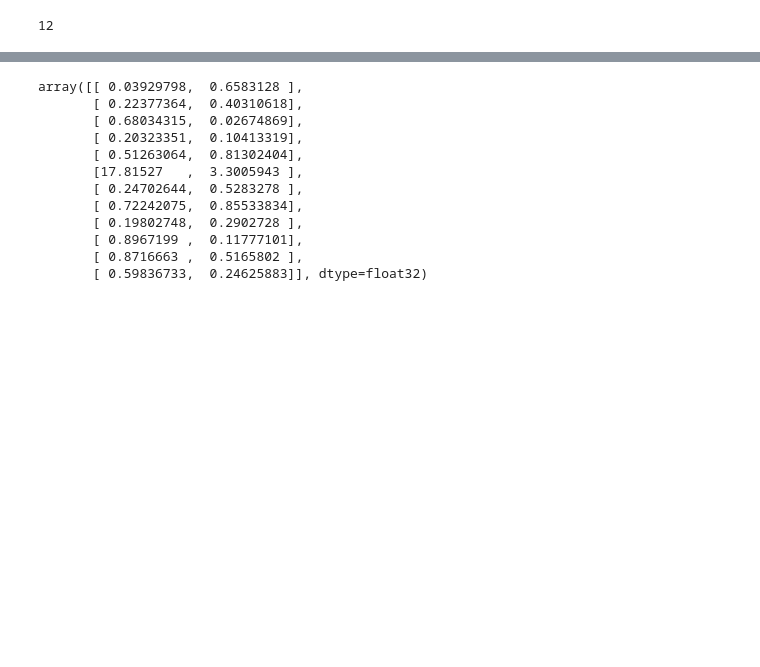
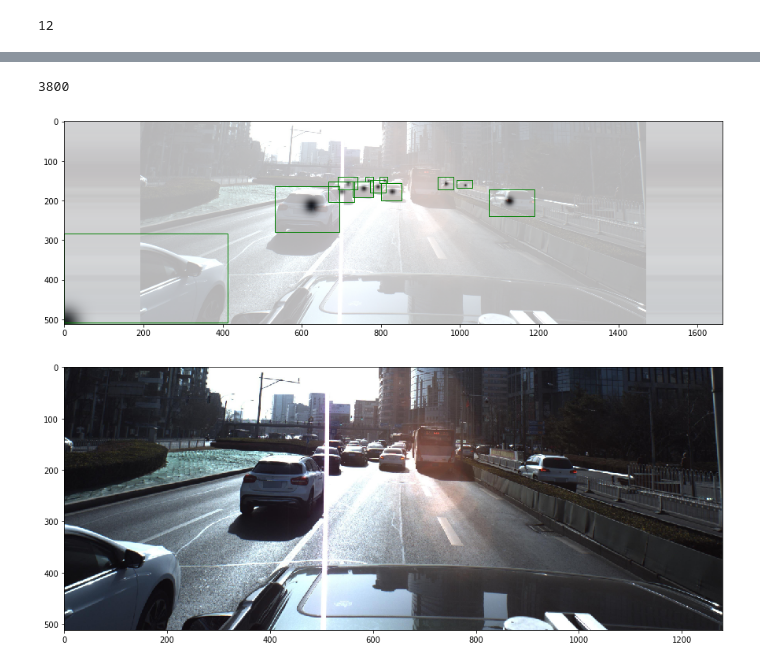
Before and after one commit to dmitry-vorobiev/kaggle-pku-autonomous-driving-centernet, a Jupyter notebook: notebooks/heatmap.ipynb, the cells around one changed output, grey strips where cells are left out. Drawn from its saved outputs; the diff is of its cells as text; code cells hidden in the pictures; blank space fills up the shorter version.

```diff
--- a/notebooks/heatmap.ipynb
+++ b/notebooks/heatmap.ipynb
@@ -152,0 +143,10 @@ anns[0]
+# %%
+def read_split_file(split, data_dir=INPUT_PATH):
+    path = os.path.join(data_dir, 'split', split+'.txt')
+    with open(path) as f:
+        return [line.rstrip('\n')[:-4] for line in f]
+
+imgs = read_split_file('train')
+len(imgs)
+# %% [output]
+3800
@@ -153,8 +155,23 @@ anns[0]
 # %%
-img = imread(f'train_images/{img_id}.jpg', bottom=img_bottom_half)
 draw_gaussian = draw_umich_gaussian
 aug = False
-flipped = True
+flipped = False
+stop_counter = True
+
+if not stop_counter:
+    img_id = imgs[count]
+img = imread(f'train_images/{img_id}.jpg', bottom=img_bottom_half)
+c = np.array([width / 2., height / 2.])
+s = np.array([width, height], dtype=np.int32)
+
+if aug:
+    c0 = np.copy(c)
+    # sf = self.opt.scale
+    cf = 0.08
+    # s = s * np.clip(np.random.randn()*sf + 1, 1 - sf, 1 + sf)
+    c[0] += img.shape[1] * np.clip(np.random.randn()*cf, -2*cf, 2*cf)
+    c[1] += img.shape[0] * np.clip(np.random.randn()*cf, -2*cf, 2*cf)
+    print(f'Shift: c: {c0} -> {c}')
 
 if flipped:
     img = img[:, ::-1, :]
@@ -171,6 +188,9 @@ reg = np.zeros((max_objs, 2), dtype=np.float32)
 if pad_w_pct > 0:
     inp = pad_img_sides(inp, pad_w_pct)
     hm = pad_img_sides(hm, pad_w_pct)
+
+anns = find_car_poses(img_id, df, models, calib)
+num_objs = min(len(anns), max_objs)
 
 bboxes = []
 
@@ -179,45 +199,44 @@ for k in range(num_objs):
     ct = proj_point(ann['location'], calib)
     bbox = np.array(ann['bbox'])
     if flipped:
         ct[0] = width - ct[0] - 1
         bbox[[0, 2]] = width - bbox[[2, 0]] - 1
     if pad_w_pct > 0:
         offset = int(width * pad_w_pct / 2)
         ct[0] += offset
         bbox[[0, 2]] += offset
     if img_bottom_half:
         ct[1] -= height
         bbox[[1, 3]] -= height
     ct = affine_transform(ct, trans_output)
     ct0 = np.copy(ct)
     ct[0] = np.clip(ct[0], 0, hm.shape[2] - 1)
     ct[1] = np.clip(ct[1], 0, hm.shape[1] - 1)
     ct_int = ct.astype(np.int32)
-    y_off = hm.shape[2] - out_w
     bbox[:2] = affine_transform(bbox[:2], trans_output)
     bbox[2:] = affine_transform(bbox[2:], trans_output)
     bbox[[0, 2]] = np.clip(bbox[[0, 2]], 0, hm.shape[2] - 1)
     bbox[[1, 3]] = np.clip(bbox[[1, 3]], 0, hm.shape[1] - 1)
     h, w = bbox[3] - bbox[1], bbox[2] - bbox[0]
-    if h > 0 and w > 0:
+    pad_px = (hm.shape[2] - out_w) // 2
+    if h > 0 and w > 0 and bbox[2] > pad_px and bbox[0] < hm.shape[2] - pad_px:
         radius = gaussian_radius((h, w))
         radius = max(0, int(radius))
         draw_gaussian(hm[0], ct, radius)
         bboxes.append(bbox)
 
         reg[k] = ct0 - ct_int
 
-reg[:num_objs]
+if not stop_counter:
+    count += 1
+
+inp0 = inp.transpose(1, 2, 0)
+bboxes0 = [bb * down_ratio for bb in bboxes]
+blend = add_blend_img(inp0, hm[0] * 255, white_theme=True)
+imshow(blend, boxes=bboxes0)
+
+inp1 = cv2.warpAffine(img, trans_input, (inp_w, inp_h), flags=cv2.INTER_LINEAR)
+imshow(inp1)
 # %% [output]
-array([[ 0.03929798,  0.6583128 ],
-       [ 0.22377364,  0.40310618],
-       [ 0.68034315,  0.02674869],
-       [ 0.20323351,  0.10413319],
-       [ 0.51263064,  0.81302404],
-       [17.81527   ,  3.3005943 ],
-       [ 0.24702644,  0.5283278 ],
-       [ 0.72242075,  0.85533834],
-       [ 0.19802748,  0.2902728 ],
-       [ 0.8967199 ,  0.11777101],
-       [ 0.8716663 ,  0.5165802 ],
-       [ 0.59836733,  0.24625883]], dtype=float32)
+[figure, added]
+[figure, added]
```
Also changed, not shown: parts of 7 cells of this notebook, 5 other files.
